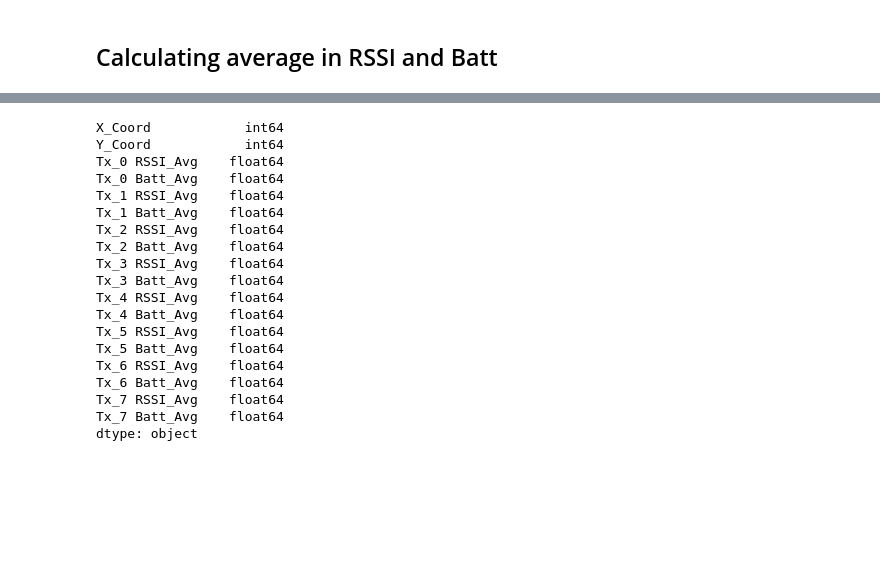
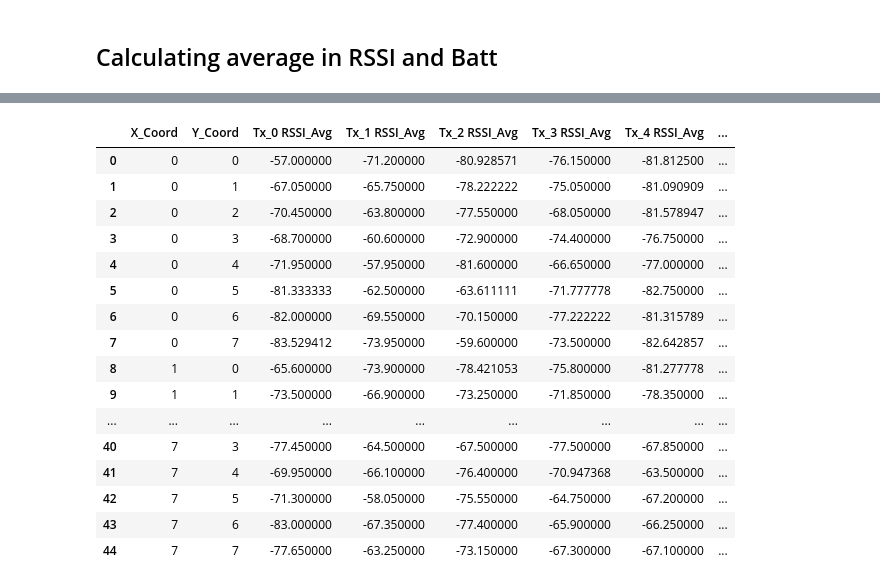
Before and after one commit to RandallCher/FYP, a Jupyter notebook: Data_Augmentation.ipynb, the cells around one changed output, grey strips where cells are left out. Saved outputs shown, nothing was run; the diff lists cells and outputs as text; code cells hidden in the pictures; blank space fills up the shorter version.

```diff
--- a/Data_Augmentation.ipynb
+++ b/Data_Augmentation.ipynb
@@ -293,22 +300,27 @@ data
-# %%
-data.dtypes
-# %% [output]
-X_Coord            int64
-Y_Coord            int64
-Tx_0 RSSI_Avg    float64
-Tx_0 Batt_Avg    float64
-Tx_1 RSSI_Avg    float64
-Tx_1 Batt_Avg    float64
-Tx_2 RSSI_Avg    float64
-Tx_2 Batt_Avg    float64
-Tx_3 RSSI_Avg    float64
-Tx_3 Batt_Avg    float64
-Tx_4 RSSI_Avg    float64
-Tx_4 Batt_Avg    float64
-Tx_5 RSSI_Avg    float64
-Tx_5 Batt_Avg    float64
-Tx_6 RSSI_Avg    float64
-Tx_6 Batt_Avg    float64
-Tx_7 RSSI_Avg    float64
-Tx_7 Batt_Avg    float64
-dtype: object
+# %%
+batt_columns = [col for col in data.columns if 'Batt' in col]
+
+RSSI_columns = data.drop(columns=batt_columns)
+
+pd.set_option('display.max_rows', 100)  # Adjust as needed
+pd.set_option('display.max_columns', 100)  # Adjust as needed
+pd.set_option('display.max_colwidth', None)
+RSSI_columns.head(64)
+# %% [output]
+|  | X_Coord | Y_Coord | Tx_0 RSSI_Avg | Tx_1 RSSI_Avg | Tx_2 RSSI_Avg | Tx_3 RSSI_Avg | Tx_4 RSSI_Avg | ... |
+| 0 | 0 | 0 | -57.000000 | -71.200000 | -80.928571 | -76.150000 | -81.812500 | ... |
+| 1 | 0 | 1 | -67.050000 | -65.750000 | -78.222222 | -75.050000 | -81.090909 | ... |
+| 2 | 0 | 2 | -70.450000 | -63.800000 | -77.550000 | -68.050000 | -81.578947 | ... |
+| 3 | 0 | 3 | -68.700000 | -60.600000 | -72.900000 | -74.400000 | -76.750000 | ... |
+| 4 | 0 | 4 | -71.950000 | -57.950000 | -81.600000 | -66.650000 | -77.000000 | ... |
+| 5 | 0 | 5 | -81.333333 | -62.500000 | -63.611111 | -71.777778 | -82.750000 | ... |
+| 6 | 0 | 6 | -82.000000 | -69.550000 | -70.150000 | -77.222222 | -81.315789 | ... |
+| 7 | 0 | 7 | -83.529412 | -73.950000 | -59.600000 | -73.500000 | -82.642857 | ... |
+| 8 | 1 | 0 | -65.600000 | -73.900000 | -78.421053 | -75.800000 | -81.277778 | ... |
+| 9 | 1 | 1 | -73.500000 | -66.900000 | -73.250000 | -71.850000 | -78.350000 | ... |
+| ... | ... | ... | ... | ... | ... | ... | ... | ... |
+| 40 | 7 | 3 | -77.450000 | -64.500000 | -67.500000 | -77.500000 | -67.850000 | ... |
+| 41 | 7 | 4 | -69.950000 | -66.100000 | -76.400000 | -70.947368 | -63.500000 | ... |
+| 42 | 7 | 5 | -71.300000 | -58.050000 | -75.550000 | -64.750000 | -67.200000 | ... |
+| 43 | 7 | 6 | -83.000000 | -67.350000 | -77.400000 | -65.900000 | -66.250000 | ... |
+| 44 | 7 | 7 | -77.650000 | -63.250000 | -73.150000 | -67.300000 | -67.100000 | ... |
```
Also changed, not shown: parts of 6 cells of this notebook, 11 other files.
